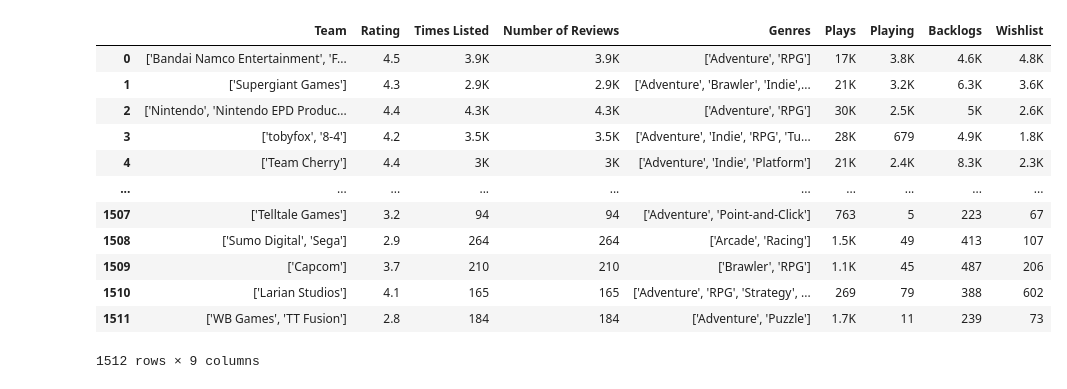
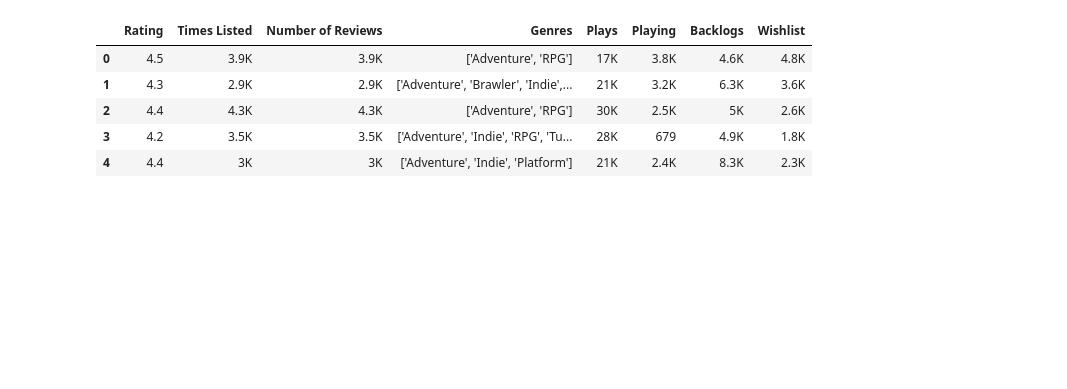
Before and after one commit to gaplin/ml_popular_video_games, a Jupyter notebook: projekt.ipynb, the cells around one changed output. Cells and saved outputs as stored; diff of their text form; code cells hidden in the pictures; blank space fills up the shorter version.

```diff
--- a/projekt.ipynb
+++ b/projekt.ipynb
@@ -17,19 +31,11 @@ from sklearn import  metrics
 # %%
-df = pd.read_csv('games.csv', index_col=0)
-df = df.drop(['Title', 'Summary', 'Reviews', 'Release Date'], axis=1)
-df
+df = df.drop(['Title', 'Summary', 'Reviews', 'Release Date', 'Team'], axis=1)
+df.head()
 # %% [output]
-|  | Team | Rating | Times Listed | Number of Reviews | Genres | Plays | Playing | Backlogs | Wishlist |
-| 0 | ['Bandai Namco Entertainment', 'F... | 4.5 | 3.9K | 3.9K | ['Adventure', 'RPG'] | 17K | 3.8K | 4.6K | 4.8K |
-| 1 | ['Supergiant Games'] | 4.3 | 2.9K | 2.9K | ['Adventure', 'Brawler', 'Indie',... | 21K | 3.2K | 6.3K | 3.6K |
-| 2 | ['Nintendo', 'Nintendo EPD Produc... | 4.4 | 4.3K | 4.3K | ['Adventure', 'RPG'] | 30K | 2.5K | 5K | 2.6K |
-| 3 | ['tobyfox', '8-4'] | 4.2 | 3.5K | 3.5K | ['Adventure', 'Indie', 'RPG', 'Tu... | 28K | 679 | 4.9K | 1.8K |
-| 4 | ['Team Cherry'] | 4.4 | 3K | 3K | ['Adventure', 'Indie', 'Platform'] | 21K | 2.4K | 8.3K | 2.3K |
-| ... | ... | ... | ... | ... | ... | ... | ... | ... | ... |
-| 1507 | ['Telltale Games'] | 3.2 | 94 | 94 | ['Adventure', 'Point-and-Click'] | 763 | 5 | 223 | 67 |
-| 1508 | ['Sumo Digital', 'Sega'] | 2.9 | 264 | 264 | ['Arcade', 'Racing'] | 1.5K | 49 | 413 | 107 |
-| 1509 | ['Capcom'] | 3.7 | 210 | 210 | ['Brawler', 'RPG'] | 1.1K | 45 | 487 | 206 |
-| 1510 | ['Larian Studios'] | 4.1 | 165 | 165 | ['Adventure', 'RPG', 'Strategy', ... | 269 | 79 | 388 | 602 |
-| 1511 | ['WB Games', 'TT Fusion'] | 2.8 | 184 | 184 | ['Adventure', 'Puzzle'] | 1.7K | 11 | 239 | 73 |
+|  | Rating | Times Listed | Number of Reviews | Genres | Plays | Playing | Backlogs | Wishlist |
+| 0 | 4.5 | 3.9K | 3.9K | ['Adventure', 'RPG'] | 17K | 3.8K | 4.6K | 4.8K |
+| 1 | 4.3 | 2.9K | 2.9K | ['Adventure', 'Brawler', 'Indie',... | 21K | 3.2K | 6.3K | 3.6K |
+| 2 | 4.4 | 4.3K | 4.3K | ['Adventure', 'RPG'] | 30K | 2.5K | 5K | 2.6K |
+| 3 | 4.2 | 3.5K | 3.5K | ['Adventure', 'Indie', 'RPG', 'Tu... | 28K | 679 | 4.9K | 1.8K |
+| 4 | 4.4 | 3K | 3K | ['Adventure', 'Indie', 'Platform'] | 21K | 2.4K | 8.3K | 2.3K |
-1512 rows × 9 columns
 # %%
```
Also changed, not shown: parts of 9 cells of this notebook.
